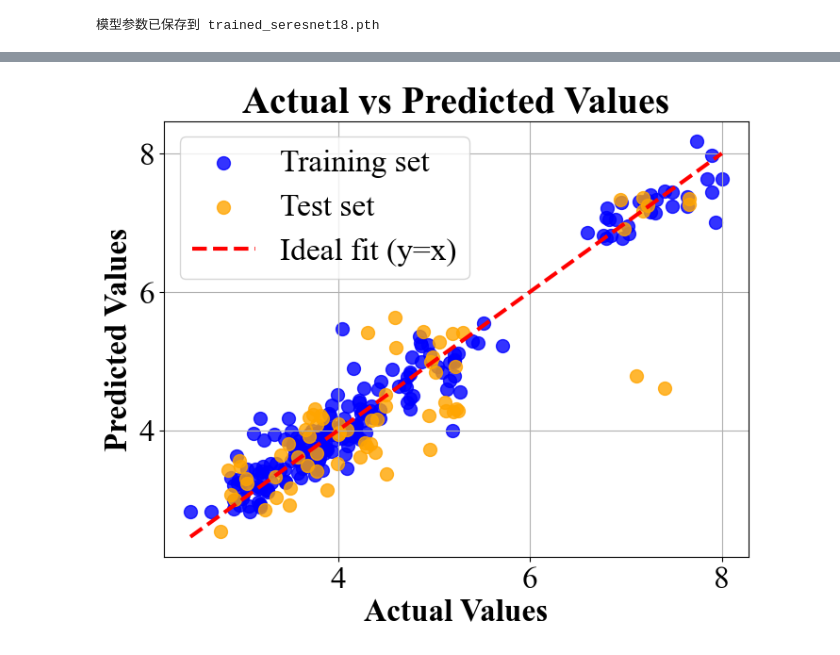
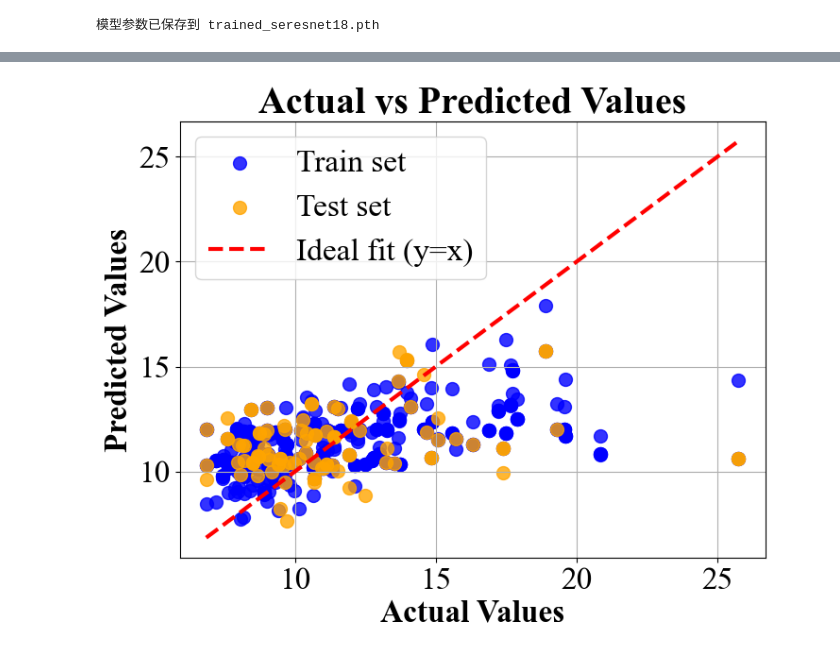
Before and after one commit to Chang-huilin/Content-predication-based-on-multispectral, a Jupyter notebook: Regression algorithm/SE-ResNet-Regressor/SE-ResNet18-Regressor.ipynb, the cells around one changed output, grey strips where cells are left out. Saved outputs shown, nothing was run; the diff lists cells and outputs as text; code cells hidden in the pictures.

```diff
--- a/Regression algorithm/SE-ResNet-Regressor/SE-ResNet18-Regressor.ipynb
+++ b/Regression algorithm/SE-ResNet-Regressor/SE-ResNet18-Regressor.ipynb
@@ -12,7 +12,7 @@ import math
 import matplotlib.pyplot as plt
 # %%
 # 导入数据
-file_path = r"C:\\Users\\79365\Desktop\多光谱数据\\alldata\\reflc.mat"
+file_path = r"D:\\红茶数据2024.0423\\工业相机\\自然\\DATA\\pf_augmented.mat"
 data = sio.loadmat(file_path)
 # 提取X和Y
 X = data['X']
@@ -172,7 +172,7 @@ model = SEResNet18_Regressor().to(device)
 # 损失函数和优化器
 criterion = nn.MSELoss()
 optimizer = optim.Adam(model.parameters(), lr=0.001)  # Adam 优化器
-scheduler = optim.lr_scheduler.StepLR(optimizer, step_size=100, gamma=0.001)  # 学习率调度器, 每500个epoch将学习率减小为原来的0.1
+scheduler = optim.lr_scheduler.StepLR(optimizer, step_size=100, gamma=0.0001)  # 学习率调度器, 每500个epoch将学习率减小为原来的0.1
 
 # 训练模型
 num_epochs = 500
@@ -312,27 +312,27 @@ Test MBE: -0.1510
 # %%
 import matplotlib.pyplot as plt
 # 调整字体
 plt.rcParams['font.size'] = 24  # 设置全局字体大小
 plt.rcParams['font.family'] = 'Times New Roman'
 plt.rcParams['axes.unicode_minus'] = False  # 解决负号显示问题
 # 生成散点图比较真实值和预测值
 plt.figure(figsize=(8, 6)) #尺寸
 plt.rcParams['lines.linewidth'] = 3  # 设置全局线宽
 # 绘制训练集散点图
-plt.scatter(Y_train_actual, Y_train_pred, c='blue', label='Training set', alpha=0.8, s=100)
+plt.scatter(Y_train_actual, Y_train_pred, c='blue', label='Train set', alpha=0.8, s=100)
 plt.scatter(Y_test_actual, Y_test_pred, c='orange', label='Test set', alpha=0.8, s=100)
 
 # 绘制 y=x 参考线
 max_val = max(Y_train_actual.max(), Y_test_actual.max())
 min_val = min(Y_train_actual.min(), Y_test_actual.min())
 plt.plot([min_val, max_val], [min_val, max_val], 'r--', label='Ideal fit (y=x)')
 
 # 设置图形标题和标签
 plt.title('Actual vs Predicted Values', fontweight='bold')
 plt.xlabel('Actual Values', fontweight='bold')
 plt.ylabel('Predicted Values', fontweight='bold')
 plt.legend()
 plt.grid()
 plt.show()
 # %% [output]
-[figure, old version]
+[figure, new version]
```
Also changed, not shown: parts of 3 cells of this notebook, 6 other files.
